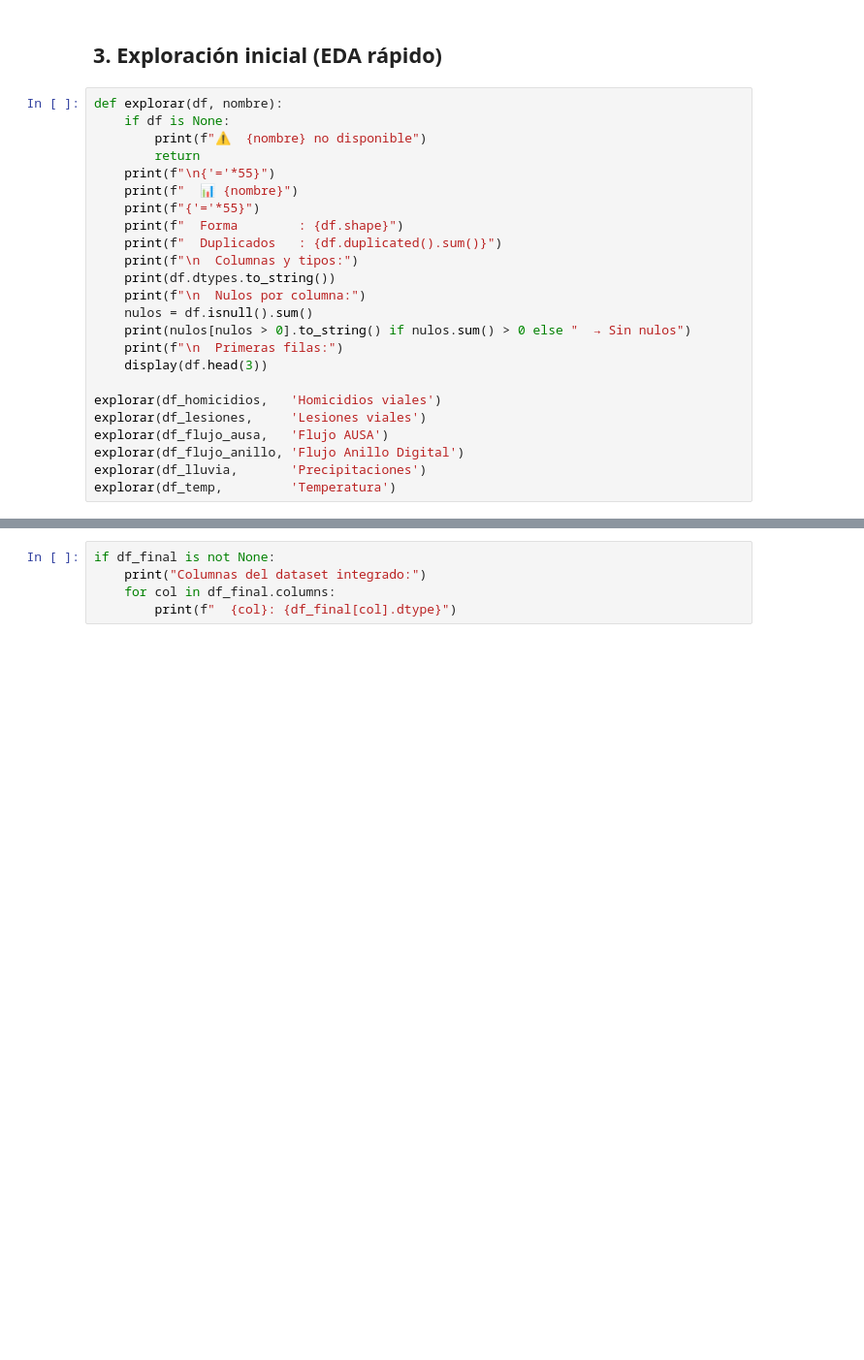
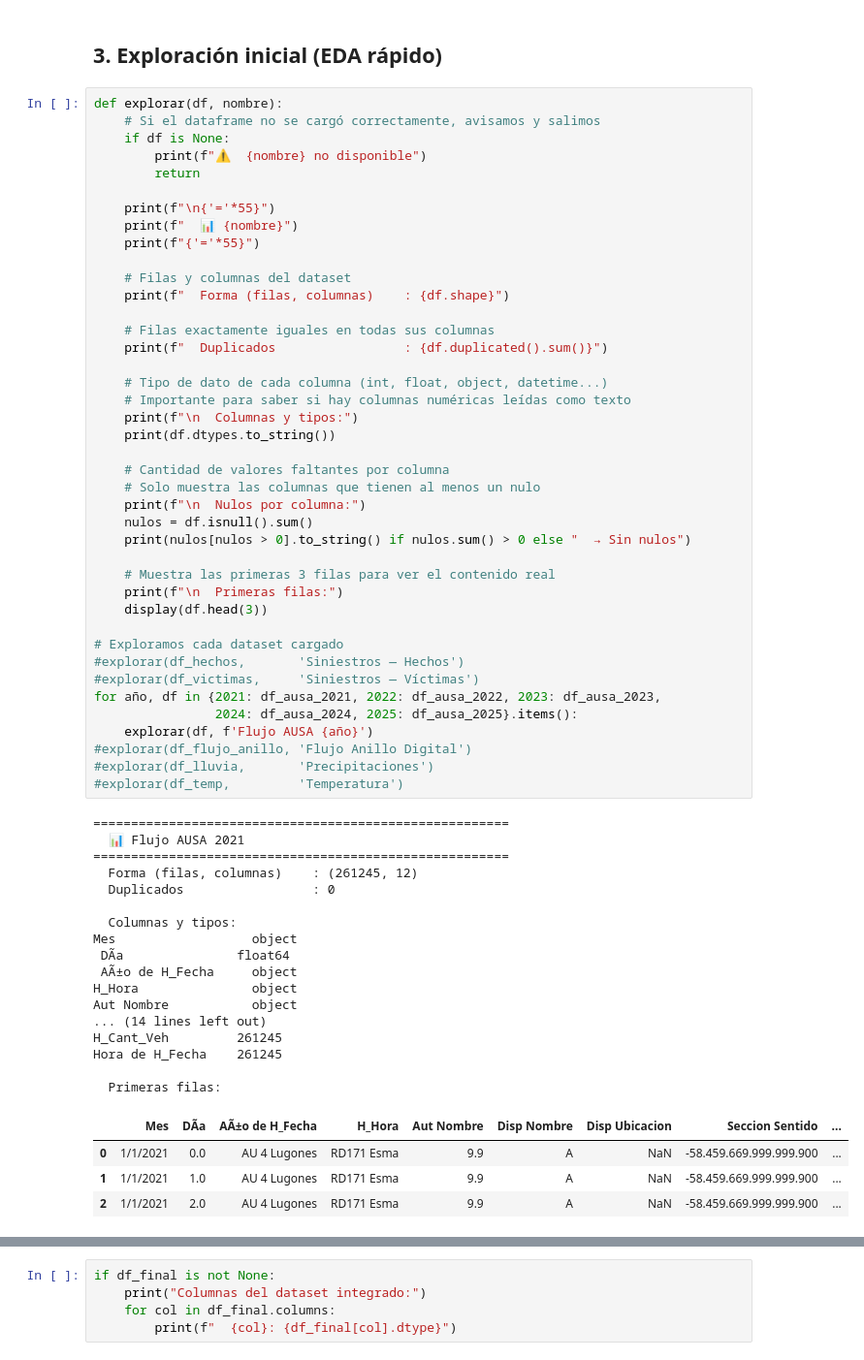
Before and after one commit to valenmendez01/TPO-CienciaDeDatos, a Jupyter notebook: siniestros_viales_pipeline.ipynb, the cells around one changed output, grey strips where cells are left out. Shown at 97% size. Drawn from its saved outputs; the diff is of its cells as text; blank space fills up the shorter version.

```diff
--- a/siniestros_viales_pipeline.ipynb
+++ b/siniestros_viales_pipeline.ipynb
@@ -99,25 +75,64 @@ print(f"✅ Flujo AUSA unificado: {df_flujo_ausa.shape[0]:,} filas × {df_flujo_
 ## 3. Exploración inicial (EDA rápido)
 # %%
 def explorar(df, nombre):
+    # Si el dataframe no se cargó correctamente, avisamos y salimos
     if df is None:
         print(f"⚠️  {nombre} no disponible")
         return
+
     print(f"\n{'='*55}")
     print(f"  📊 {nombre}")
     print(f"{'='*55}")
-    print(f"  Forma        : {df.shape}")
-    print(f"  Duplicados   : {df.duplicated().sum()}")
+
+    # Filas y columnas del dataset
+    print(f"  Forma (filas, columnas)    : {df.shape}")
+
+    # Filas exactamente iguales en todas sus columnas
+    print(f"  Duplicados                 : {df.duplicated().sum()}")
+
+    # Tipo de dato de cada columna (int, float, object, datetime...)
+    # Importante para saber si hay columnas numéricas leídas como texto
     print(f"\n  Columnas y tipos:")
     print(df.dtypes.to_string())
+
+    # Cantidad de valores faltantes por columna
+    # Solo muestra las columnas que tienen al menos un nulo
     print(f"\n  Nulos por columna:")
     nulos = df.isnull().sum()
     print(nulos[nulos > 0].to_string() if nulos.sum() > 0 else "  → Sin nulos")
+
+    # Muestra las primeras 3 filas para ver el contenido real
     print(f"\n  Primeras filas:")
     display(df.head(3))
 
-explorar(df_homicidios,   'Homicidios viales')
-explorar(df_lesiones,     'Lesiones viales')
-explorar(df_flujo_ausa,   'Flujo AUSA')
-explorar(df_flujo_anillo, 'Flujo Anillo Digital')
-explorar(df_lluvia,       'Precipitaciones')
-explorar(df_temp,         'Temperatura')
+# Exploramos cada dataset cargado
+#explorar(df_hechos,       'Siniestros — Hechos')
+#explorar(df_victimas,     'Siniestros — Víctimas')
+for año, df in {2021: df_ausa_2021, 2022: df_ausa_2022, 2023: df_ausa_2023,
+                2024: df_ausa_2024, 2025: df_ausa_2025}.items():
+    explorar(df, f'Flujo AUSA {año}')
+#explorar(df_flujo_anillo, 'Flujo Anillo Digital')
+#explorar(df_lluvia,       'Precipitaciones')
+#explorar(df_temp,         'Temperatura')
+# %% [output]
+=======================================================
+  📊 Flujo AUSA 2021
+=======================================================
+  Forma (filas, columnas)    : (261245, 12)
+  Duplicados                 : 0
+
+  Columnas y tipos:
+Mes                  object
+ DÃ­a               float64
+ AÃ±o de H_Fecha     object
+H_Hora               object
+Aut Nombre           object
+... (14 lines left out)
+H_Cant_Veh         261245
+Hora de H_Fecha    261245
+
+  Primeras filas:
+|  | Mes | DÃ­a | AÃ±o de H_Fecha | H_Hora | Aut Nombre | Disp Nombre | Disp Ubicacion | Seccion Sentido | ... |
+| 0 | 1/1/2021 | 0.0 | AU 4 Lugones | RD171 Esma | 9.9 | A | NaN | -58.459.669.999.999.900 | ... |
+| 1 | 1/1/2021 | 1.0 | AU 4 Lugones | RD171 Esma | 9.9 | A | NaN | -58.459.669.999.999.900 | ... |
+| 2 | 1/1/2021 | 2.0 | AU 4 Lugones | RD171 Esma | 9.9 | A | NaN | -58.459.669.999.999.900 | ... |
```
Also changed, not shown: parts of 34 cells of this notebook.
